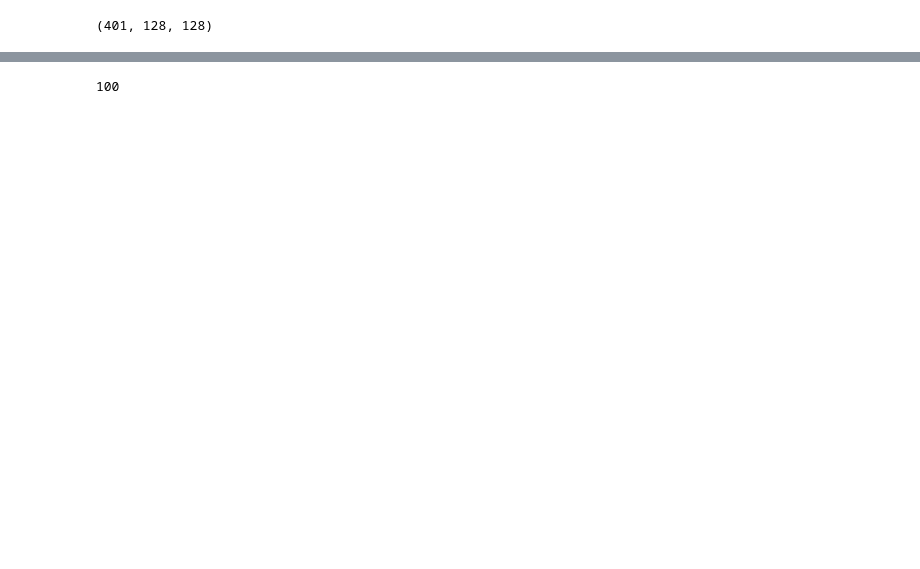
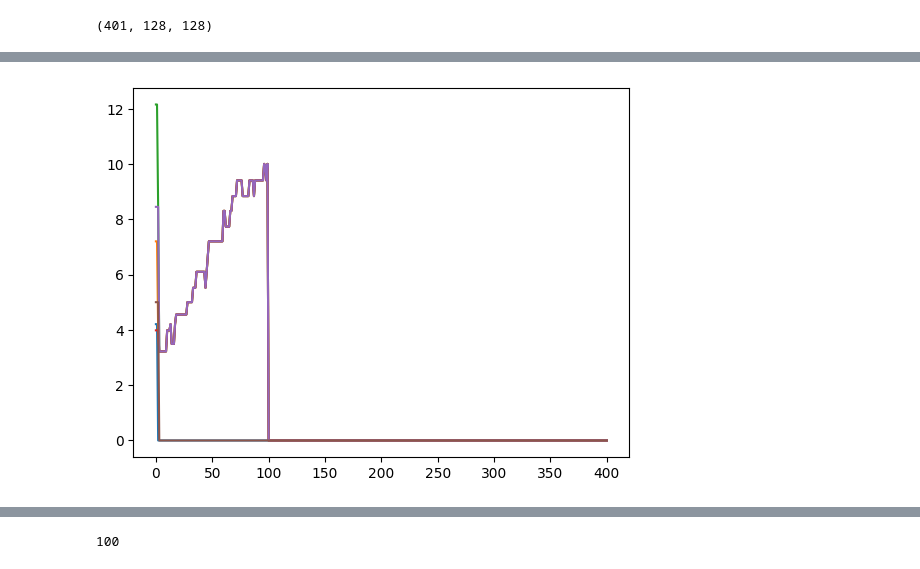
Before and after one commit to easuit24/BECs2, a Jupyter notebook: vortextracking_debug.ipynb, the cells around one changed output, grey strips where cells are left out. Drawn from its saved outputs; the diff is of its cells as text; code cells hidden in the pictures; blank space fills up the shorter version.

```diff
--- a/vortextracking_debug.ipynb
+++ b/vortextracking_debug.ipynb
@@ -134,4 +140,4 @@ for i in range(len(tracker.antivortices)):
 # %%
-labelVortices(tracker)
+v_traj, av_traj = labelVortices(tracker)
 # the directory of active points is copied!
 # %% [output]
@@ -246,0 +164,29 @@ Index of Match:  0
+# %%
+# distance
+vortex_combos = np.array(list(combinations(av_traj, 2))) # specifically for the antivortex case.... lacking for the vortex/antivortex pair case...
+
+distance_arr = np.zeros((len(vortex_combos), len(g.snaps)))
+angle_arr = np.zeros((len(vortex_combos), len(g.snaps)))
+
+for i, pair in enumerate(vortex_combos): # for each pair - find the distance
+    for j in range(len(vortex_combos[0][0])):
+    #for j in range(280,290):
+
+
+        point1 = pair[0][j]
+        point2 = pair[1][j]
+        xsep = point1[0] - point2[0]
+        ysep = point1[1] - point2[1]
+        dist = np.sqrt(np.abs(point1[0] - point2[0])**2 + np.abs(point1[1] - point2[1])**2)
+        ang = np.arctan(ysep/xsep)
+
+        distance_arr[i,j] = dist
+        angle_arr[i,j] = ang
+# %%
+# plot the angle and distance trajectory?
+plt.figure()
+for i in range(len(distance_arr)):
+    plt.plot(distance_arr[i])
+plt.show()
+# %% [output]
+[figure, added]
```
Also changed, not shown: parts of 14 cells of this notebook, 2 other files.
